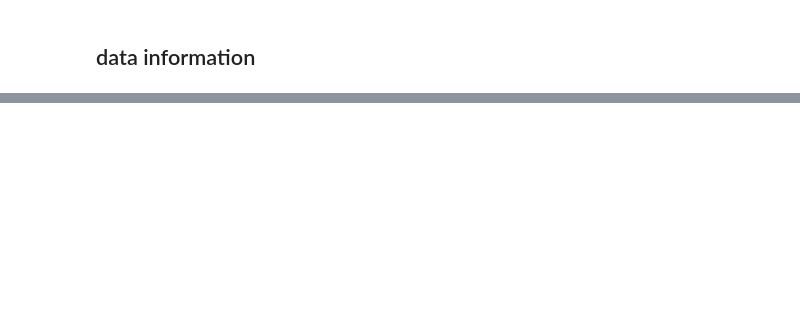
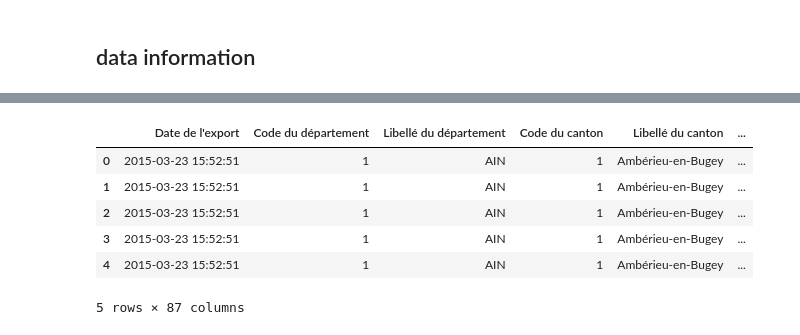
Before and after one commit to Anatharr/elections, a Jupyter notebook: EstiLection.ipynb, the cells around one changed output, grey strips where cells are left out. Saved outputs shown, nothing was run; the diff lists cells and outputs as text; code cells hidden in the pictures; blank space fills up the shorter version.

```diff
--- a/EstiLection.ipynb
+++ b/EstiLection.ipynb
@@ -12 +50,11 @@ data.info()
+# %%
+df.head()
+# %% [output]
+|  | Date de l'export | Code du département | Libellé du département | Code du canton | Libellé du canton | ... |
+| 0 | 2015-03-23 15:52:51 | 1 | AIN | 1 | Ambérieu-en-Bugey | ... |
+| 1 | 2015-03-23 15:52:51 | 1 | AIN | 1 | Ambérieu-en-Bugey | ... |
+| 2 | 2015-03-23 15:52:51 | 1 | AIN | 1 | Ambérieu-en-Bugey | ... |
+| 3 | 2015-03-23 15:52:51 | 1 | AIN | 1 | Ambérieu-en-Bugey | ... |
+| 4 | 2015-03-23 15:52:51 | 1 | AIN | 1 | Ambérieu-en-Bugey | ... |
+5 rows × 87 columns
 # %%
```
Also changed, not shown: parts of 13 cells of this notebook, 2 other files.
